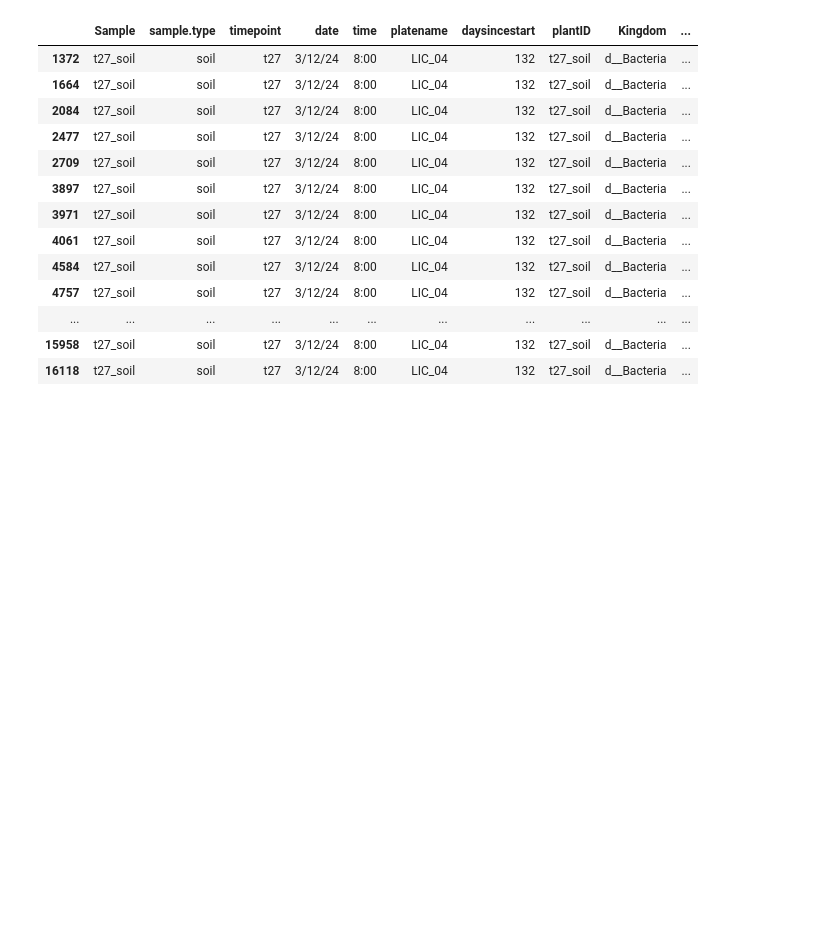
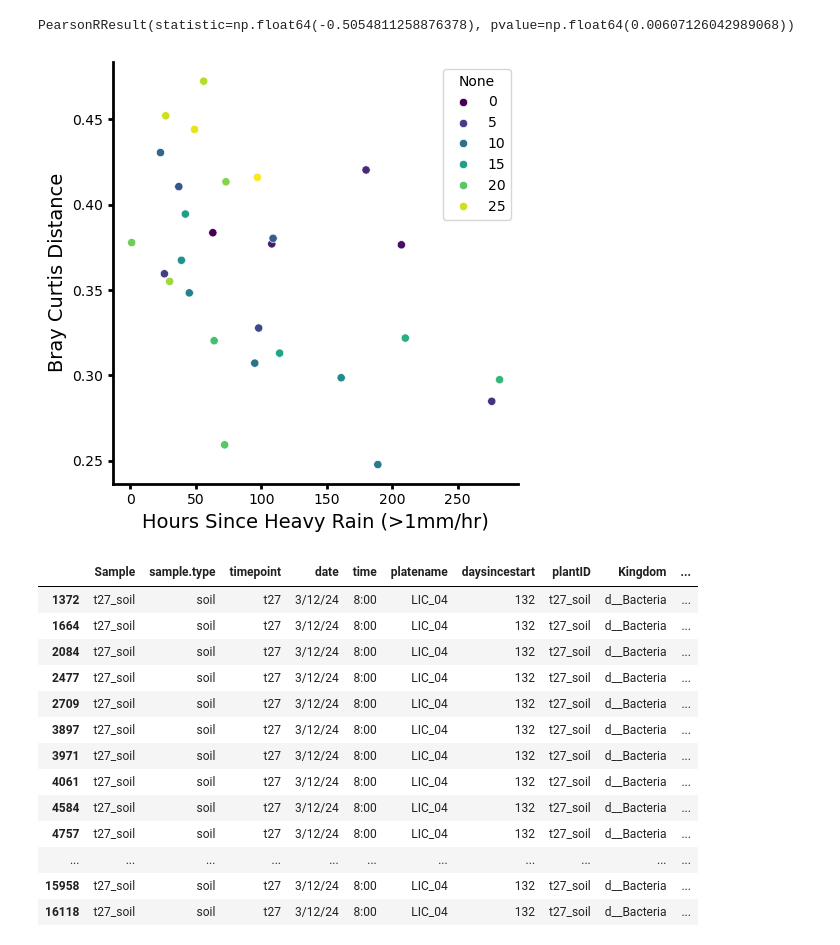
Before and after one commit to mikepassal/Outdoor_microbiome, a Jupyter notebook: Local_analysis/Analysis_post_Luke_talk/rain_homogenization_of_soil/Calculate_homogenization_score_and_see_if_rain_changes.ipynb, the cells around one changed output. Cells and saved outputs as stored; diff of their text form; code cells hidden in the pictures; blank space fills up the shorter version.

```diff
--- a/Local_analysis/Analysis_post_Luke_talk/rain_homogenization_of_soil/Calculate_homogenization_score_and_see_if_rain_changes.ipynb
+++ b/Local_analysis/Analysis_post_Luke_talk/rain_homogenization_of_soil/Calculate_homogenization_score_and_see_if_rain_changes.ipynb
@@ -50,0 +248,8 @@ soil_samples = microbiome_abundance.loc[microbiome_abundance["sample.type"] == "
+# %%
+start_time = dt.datetime(2023, 10, 1)
+end_time = dt.datetime(2024, 4, 30)
+luke_apt_point = meteostat.Point(40.73005, -73.99450)
+luke_hourly_data = meteostat.Hourly(luke_apt_point, start_time, end_time).fetch()
+# %%
+luke_rain_events = luke_hourly_data.loc[luke_hourly_data["prcp"] >= 1]
+luke_rain_events.index = pd.to_datetime(luke_rain_events.index)
@@ -50,0 +305,8 @@ soil_samples = microbiome_abundance.loc[microbiome_abundance["sample.type"] == "
+# %%
+plot_df = (
+    distances_df[["distance", "timepoint", "Time Since Rain"]]
+    .groupby("timepoint")
+    .mean()
+).reset_index()
+plot_df = classify_sample_type(plot_df)
+plot_df
@@ -50,0 +331,4 @@ soil_samples = microbiome_abundance.loc[microbiome_abundance["sample.type"] == "
+# %%
+long_plot_df = plot_df.loc[plot_df["Sample Type"] == "Long Term Sample"]
+long_plot_df = long_plot_df.reset_index(drop=True)
+long_plot_df
@@ -51,3 +353,48 @@ soil_samples = microbiome_abundance.loc[microbiome_abundance["sample.type"] == "
+# %%
+scipy.stats.pearsonr(
+    long_plot_df["Time Since Rain"].dt.total_seconds() / 3600,
+    long_plot_df["distance"],
+)
+# %% [output]
+PearsonRResult(statistic=np.float64(-0.5054811258876378), pvalue=np.float64(0.00607126042989068))
+# %%
+fig, ax = plt.subplots(figsize=(5, 5))
+fig.patch.set_facecolor("white")
+ax = sns.scatterplot(
+    data=long_plot_df,
+    x=long_plot_df["Time Since Rain"].dt.total_seconds() / 3600,
+    y="distance",
+    hue=long_plot_df.index,
+    palette="viridis",
+)
+plt.xlabel("Hours Since Heavy Rain (>1mm/hr)", fontsize=14)
+plt.ylabel("Bray Curtis Distance", fontsize=14)
+sns.despine()
+# ax.grid(False)
+# plt.axhline(1, color = 'red', linestyle = 'dashed')
+ax.spines["bottom"].set_color("black")
+ax.spines["bottom"].set_linewidth(2)
+ax.spines["left"].set_color("black")
+ax.spines["left"].set_linewidth(2)
+ax.tick_params(axis="both", width=2)
+# plt.xlim((0,3))
+# plt.ylim((0, 3))
+# handles, labels  =  ax.get_legend_handles_labels()
+# ax.legend(loc="upper right")
+# plt.title("Current Threshold is 31", fontsize = 20)
+plt.xticks(
+    fontsize=10,
+)  # rotation=90
+plt.yticks(fontsize=10)
+# plt.ylim(-.02,1)
+plt.tight_layout()
+# ax.plot([0,1],[0,1], transform=ax.transAxes, linestyle = 'dashed', color = 'k', linewidth = 1.5)
+# for line in range(0,full_meta_data.shape[0]):
+#      ax.text(pca[:,0][line]+0.01, pca[:,1][line],
+#      full_meta_data['plate.pos'][line], horizontalalignment='left',
+#      size='medium', color='black', weight='semibold')
+# %% [output]
+[figure, added]
 # %%
 soil_samples.loc[soil_samples["Sample"] == "t27_soil"]
 # %% [output]
```
Also changed, not shown: parts of 18 cells of this notebook, 2 other files.
